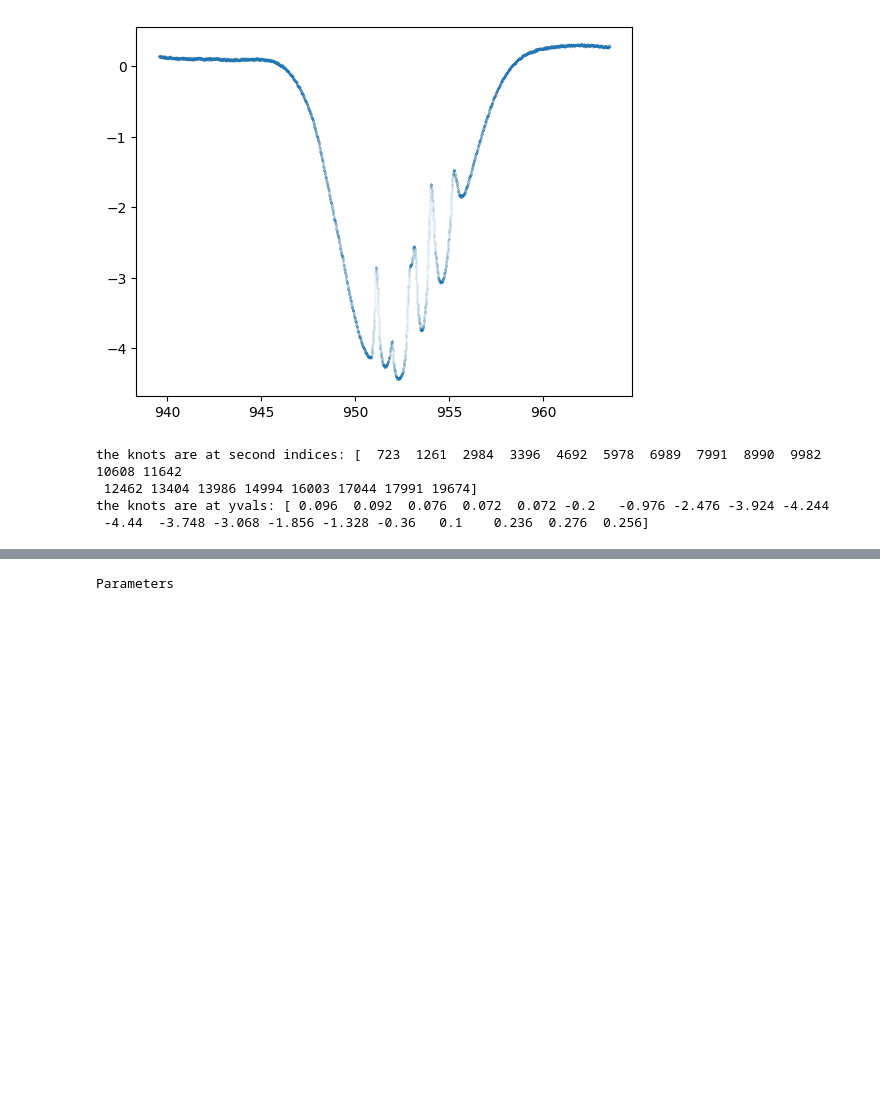
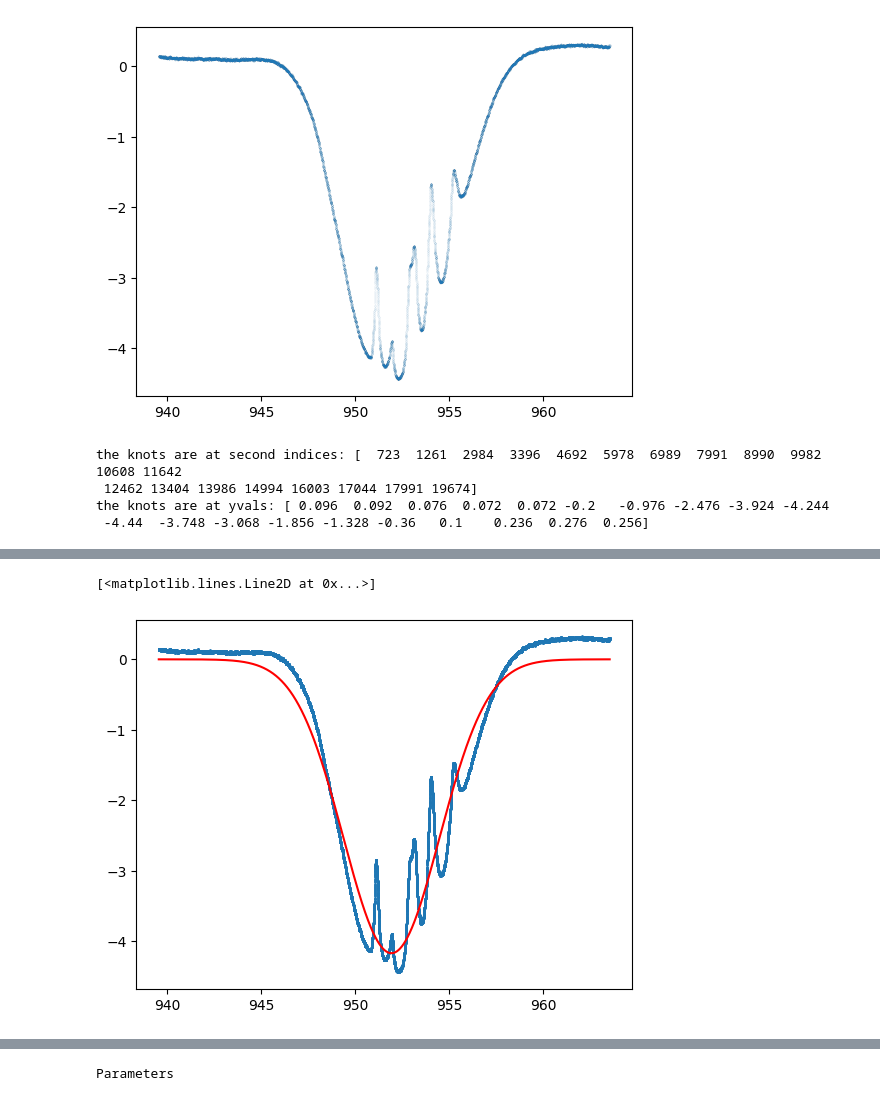
Before and after one commit to pi63on/qo_labs, a Jupyter notebook: day2.ipynb, the cells around one changed output, grey strips where cells are left out. Drawn from its saved outputs; the diff is of its cells as text; code cells hidden in the pictures; blank space fills up the shorter version.

```diff
--- a/day2.ipynb
+++ b/day2.ipynb
@@ -123,0 +151,6 @@ plt.scatter(x_aveg[xknots_indices], yknots, s=20, color ='orange')
+# %%
+plt.scatter(x_aveg, y_aveg, s=1)
+plt.plot(x_aveg, out.best_fit, label='best fit', color= 'red')
+# %% [output]
+[<matplotlib.lines.Line2D at 0x...>]
+[figure, added]
```
Also changed, not shown: parts of 16 cells of this notebook.
